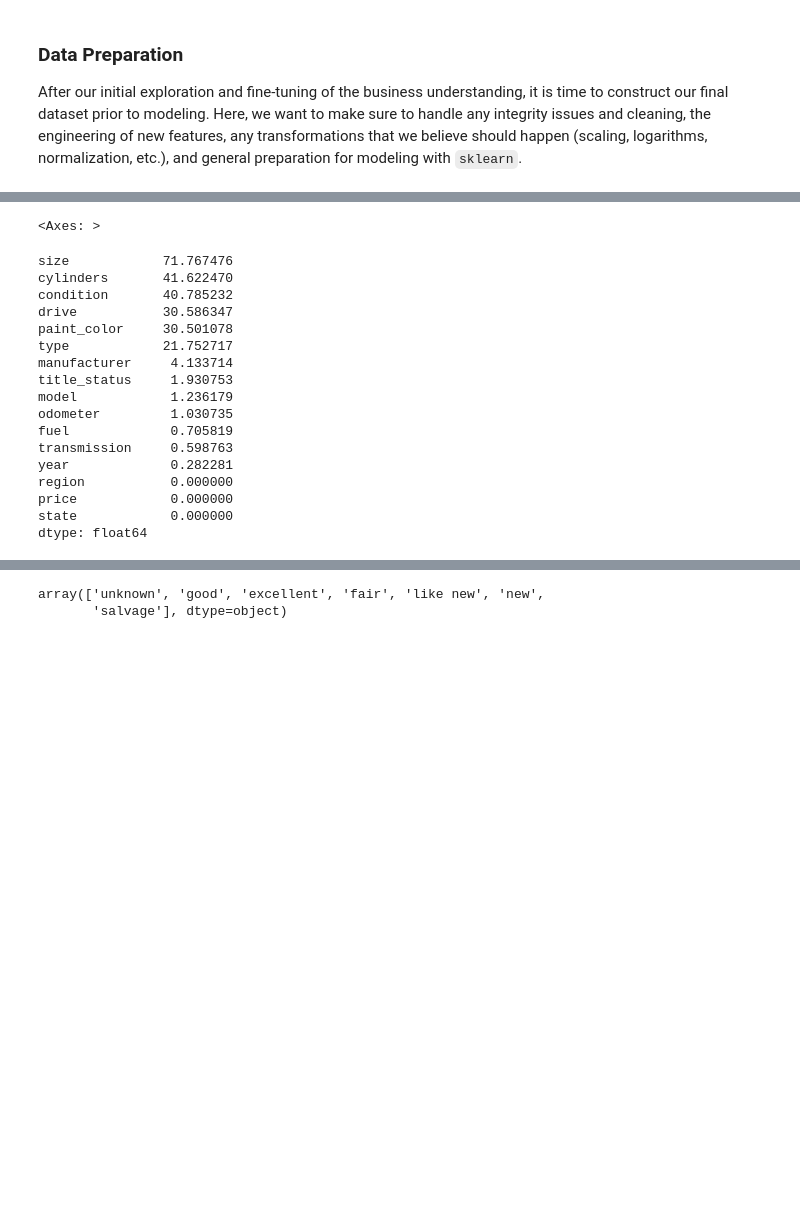
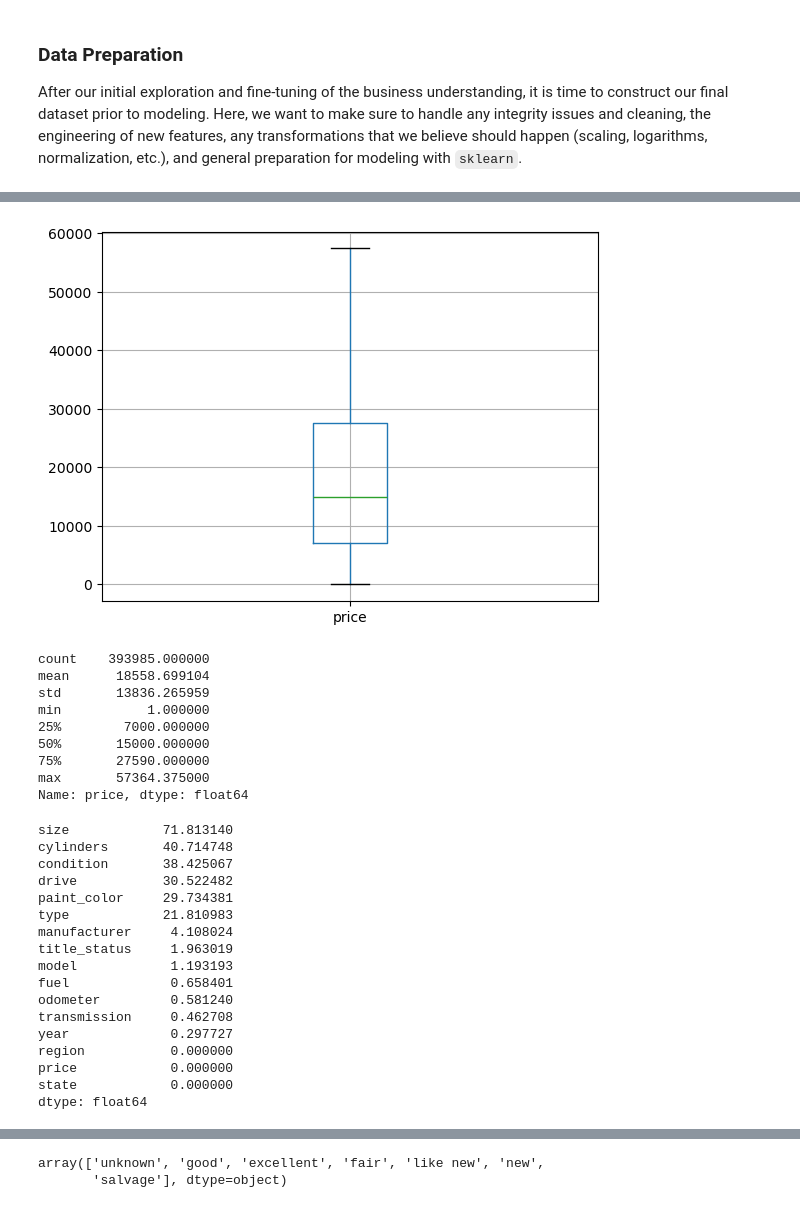
Before and after one commit to AriAlas/ml-price-of-car-analysis, a Jupyter notebook: practical_application_II_starter/what-drives-the-price-of-a-car.ipynb, the cells around one changed output, grey strips where cells are left out. Saved outputs shown, nothing was run; the diff lists cells and outputs as text; code cells hidden in the pictures; blank space fills up the shorter version.

```diff
--- a/practical_application_II_starter/what-drives-the-price-of-a-car.ipynb
+++ b/practical_application_II_starter/what-drives-the-price-of-a-car.ipynb
@@ -190,40 +196,55 @@ df[['price']].boxplot()
 # %%
 # Cleaning outliers from price column
 # Applying IQR to detect outliers and remove them
 
 # Calculate Interquartile range
 Q1 = df['price'].quantile(0.25)
 Q3 = df['price'].quantile(0.75)
 IQR = Q3 - Q1
 
 # Define the outliers cutoffs
 lower_bound = Q1 - 1.5 * IQR
 upper_bound = Q3 + 1.5 * IQR
 
 # clip outliers
 df['price'] = df['price'].clip(lower_bound, upper_bound)
+# remove 0 dollar price
+
+df = df[df['price'] > 0]
+
 df[['price']].boxplot()
+plt.show()
+df['price'].describe()
 # %% [output]
+[figure, added]
-<Axes: >
+count    393985.000000
+mean      18558.699104
+std       13836.265959
+min           1.000000
+25%        7000.000000
+50%       15000.000000
+75%       27590.000000
+max       57364.375000
+Name: price, dtype: float64
 # %%
 # Dropping columns that are not relevant to price prediction
 df.drop(['id', 'VIN'], axis=1, inplace=True)
 # %%
 (df.isnull().sum() / len(df) * 100).sort_values(ascending=False)
 # %% [output]
-size            71.767476
-cylinders       41.622470
-condition       40.785232
-drive           30.586347
-paint_color     30.501078
-type            21.752717
-manufacturer     4.133714
-title_status     1.930753
-model            1.236179
-odometer         1.030735
-fuel             0.705819
-transmission     0.598763
-year             0.282281
+size            71.813140
+cylinders       40.714748
+condition       38.425067
+drive           30.522482
+paint_color     29.734381
+type            21.810983
+manufacturer     4.108024
+title_status     1.963019
+model            1.193193
+fuel             0.658401
+odometer         0.581240
+transmission     0.462708
+year             0.297727
 region           0.000000
 price            0.000000
 state            0.000000
```
Also changed, not shown: parts of 16 cells of this notebook.
